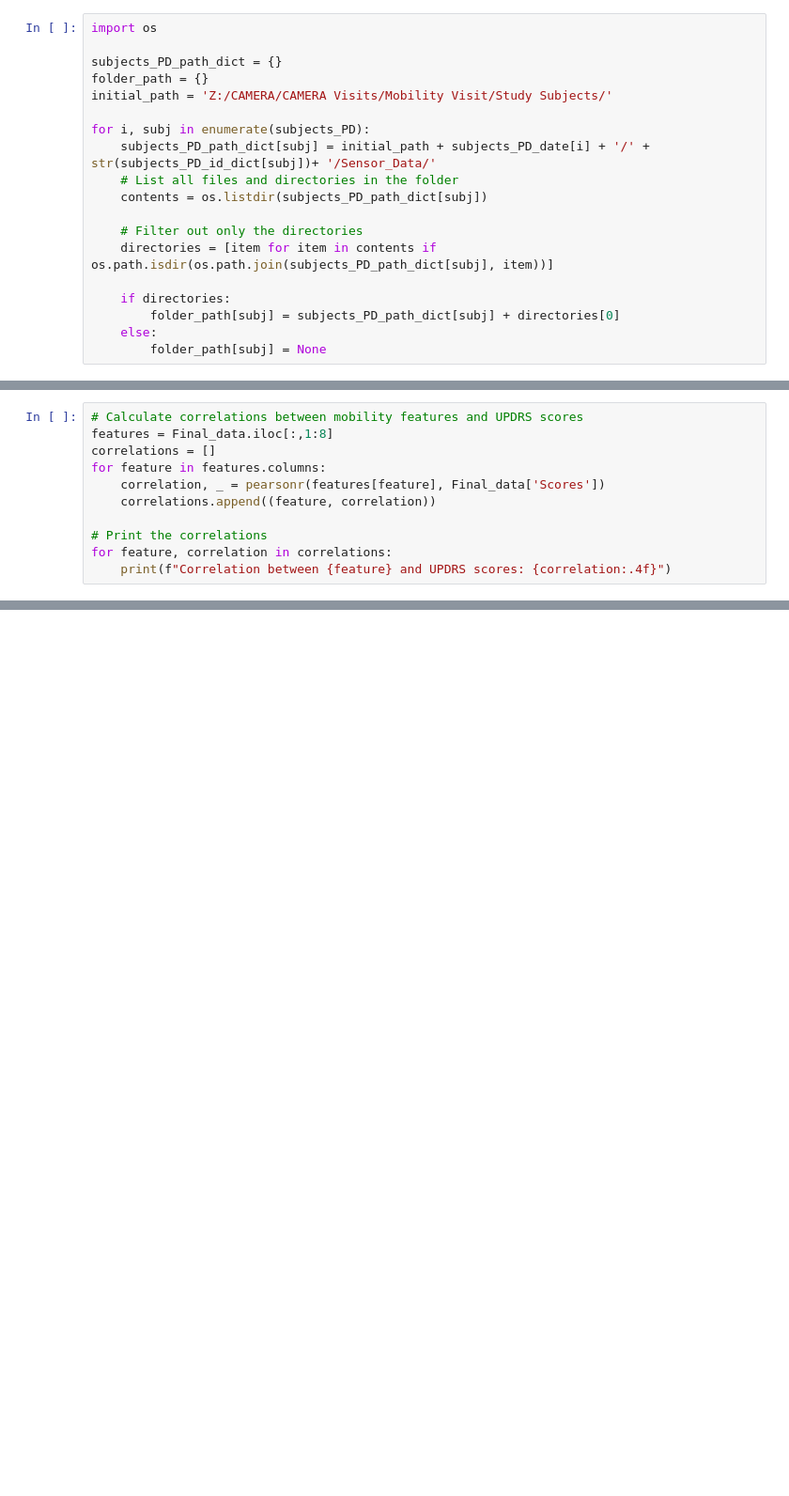
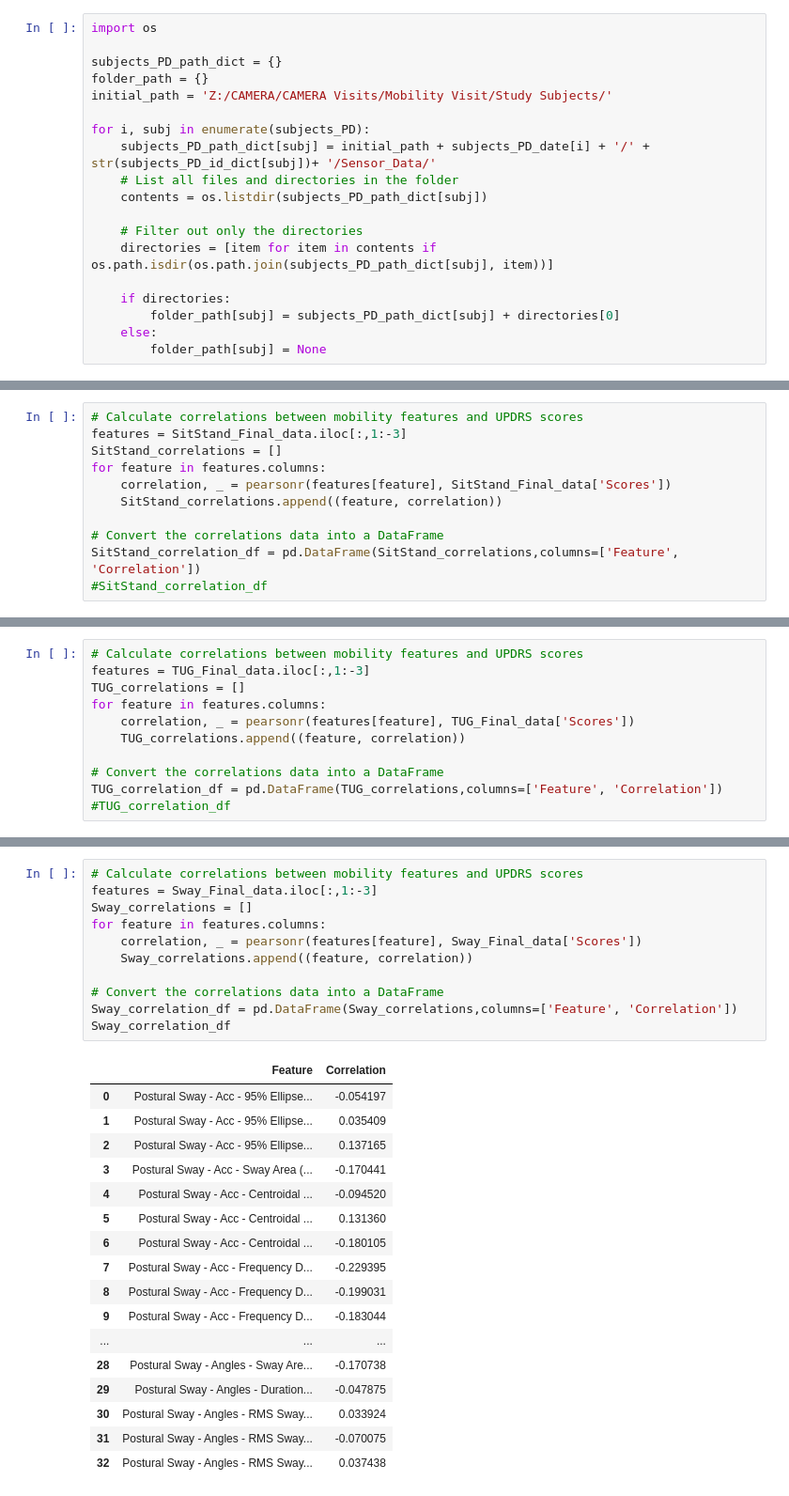
Before and after one commit to 11hoda11/fusion, a Jupyter notebook: correlation.ipynb, the cells around one changed output, grey strips where cells are left out. Shown at 94% size. Saved outputs shown, nothing was run; the diff lists cells and outputs as text; blank space fills up the shorter version.

Commit message:
found correlation for all tasks except gait

```diff
--- a/correlation.ipynb
+++ b/correlation.ipynb
@@ -236,11 +177,0 @@ Final_data
-# %%
-# Calculate correlations between mobility features and UPDRS scores
-features = Final_data.iloc[:,1:8]
-correlations = []
-for feature in features.columns:
-    correlation, _ = pearsonr(features[feature], Final_data['Scores'])
-    correlations.append((feature, correlation))
-
-# Print the correlations
-for feature, correlation in correlations:
-    print(f"Correlation between {feature} and UPDRS scores: {correlation:.4f}")
@@ -278,0 +209,11 @@ for feature, correlation in correlations:
+# %%
+# Calculate correlations between mobility features and UPDRS scores
+features = SitStand_Final_data.iloc[:,1:-3]
+SitStand_correlations = []
+for feature in features.columns:
+    correlation, _ = pearsonr(features[feature], SitStand_Final_data['Scores'])
+    SitStand_correlations.append((feature, correlation))
+
+# Convert the correlations data into a DataFrame
+SitStand_correlation_df = pd.DataFrame(SitStand_correlations,columns=['Feature', 'Correlation'])
+#SitStand_correlation_df
@@ -278,0 +252,11 @@ for feature, correlation in correlations:
+# %%
+# Calculate correlations between mobility features and UPDRS scores
+features = TUG_Final_data.iloc[:,1:-3]
+TUG_correlations = []
+for feature in features.columns:
+    correlation, _ = pearsonr(features[feature], TUG_Final_data['Scores'])
+    TUG_correlations.append((feature, correlation))
+
+# Convert the correlations data into a DataFrame
+TUG_correlation_df = pd.DataFrame(TUG_correlations,columns=['Feature', 'Correlation'])
+#TUG_correlation_df
@@ -278,0 +327,29 @@ for feature, correlation in correlations:
+# %%
+# Calculate correlations between mobility features and UPDRS scores
+features = Sway_Final_data.iloc[:,1:-3]
+Sway_correlations = []
+for feature in features.columns:
+    correlation, _ = pearsonr(features[feature], Sway_Final_data['Scores'])
+    Sway_correlations.append((feature, correlation))
+
+# Convert the correlations data into a DataFrame
+Sway_correlation_df = pd.DataFrame(Sway_correlations,columns=['Feature', 'Correlation'])
+Sway_correlation_df
+# %% [output]
+|  | Feature | Correlation |
+| 0 | Postural Sway - Acc - 95% Ellipse... | -0.054197 |
+| 1 | Postural Sway - Acc - 95% Ellipse... | 0.035409 |
+| 2 | Postural Sway - Acc - 95% Ellipse... | 0.137165 |
+| 3 | Postural Sway - Acc - Sway Area (... | -0.170441 |
+| 4 | Postural Sway - Acc - Centroidal ... | -0.094520 |
+| 5 | Postural Sway - Acc - Centroidal ... | 0.131360 |
+| 6 | Postural Sway - Acc - Centroidal ... | -0.180105 |
+| 7 | Postural Sway - Acc - Frequency D... | -0.229395 |
+| 8 | Postural Sway - Acc - Frequency D... | -0.199031 |
+| 9 | Postural Sway - Acc - Frequency D... | -0.183044 |
+| ... | ... | ... |
+| 28 | Postural Sway - Angles - Sway Are... | -0.170738 |
+| 29 | Postural Sway - Angles - Duration... | -0.047875 |
+| 30 | Postural Sway - Angles - RMS Sway... | 0.033924 |
+| 31 | Postural Sway - Angles - RMS Sway... | -0.070075 |
+| 32 | Postural Sway - Angles - RMS Sway... | 0.037438 |
```
Also changed, not shown: parts of 12 cells of this notebook.
